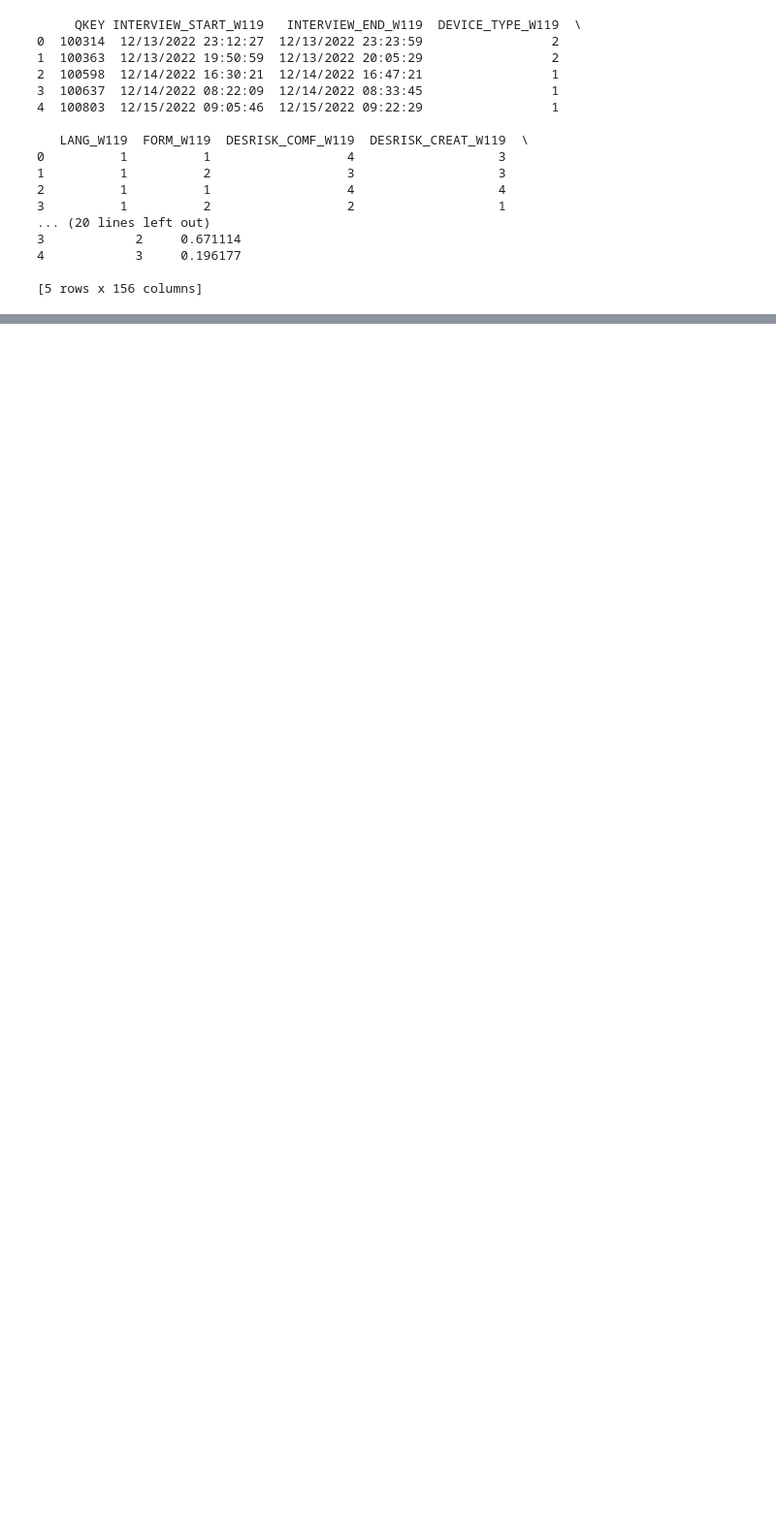
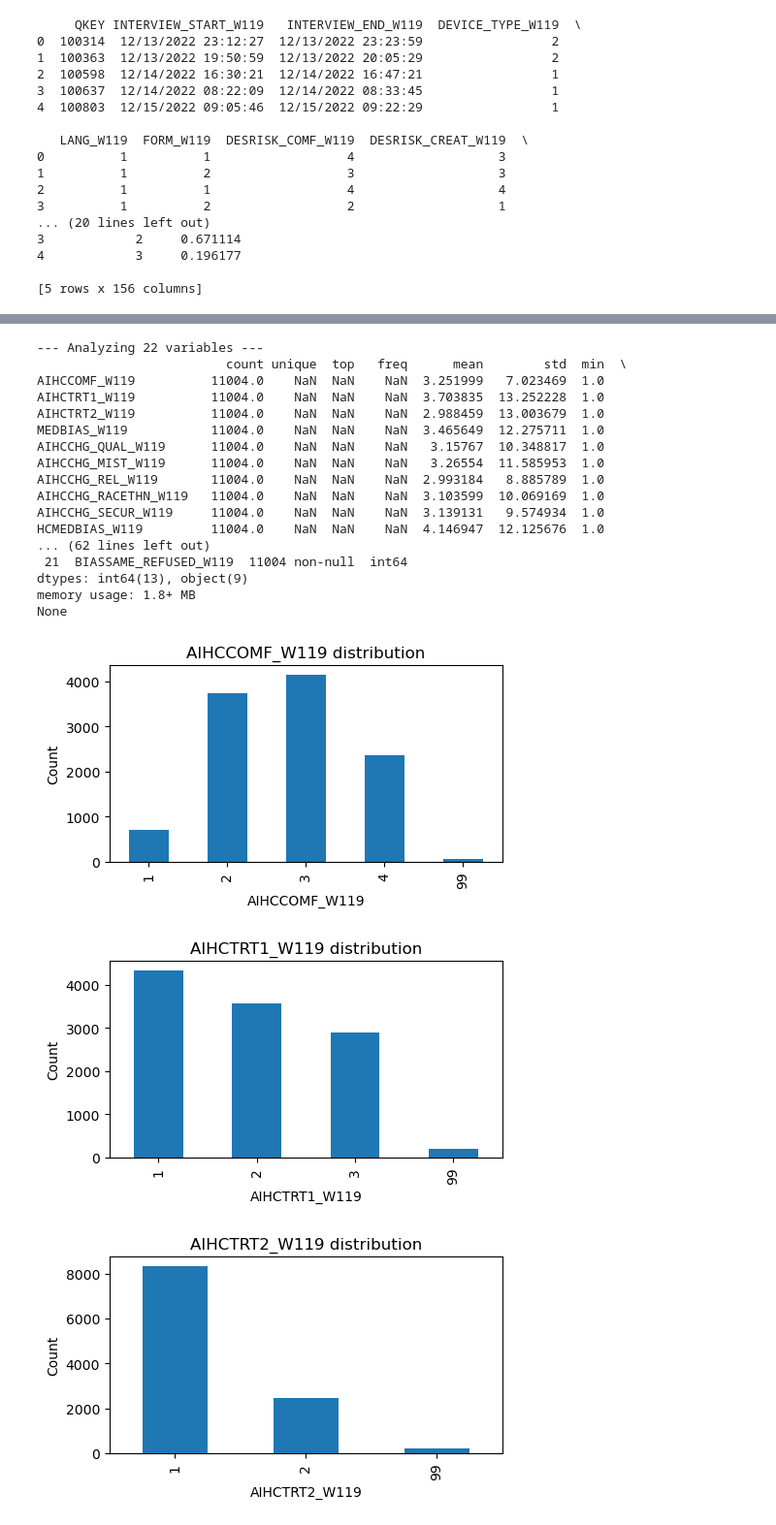
Before and after one commit to 57662584/MMAI5000_group_14_project, a Jupyter notebook: 5000 group project.ipynb, the cells around one changed output, grey strips where cells are left out. Shown at 97% size. Drawn from its saved outputs; the diff is of its cells as text; code cells hidden in the pictures; blank space fills up the shorter version.

```diff
--- a/5000 group project.ipynb
+++ b/5000 group project.ipynb
@@ -253,0 +391,23 @@ KeyError: "None of [Index(['TWITTER1_MOD', 'TWITTER2', 'TWITTER3'], dtype='objec
+# %%
+hist_subject(df, healthcare_ai_vars)
+# %% [output]
+--- Analyzing 22 variables ---
+                         count unique  top   freq      mean        std  min  \
+AIHCCOMF_W119          11004.0    NaN  NaN    NaN  3.251999   7.023469  1.0
+AIHCTRT1_W119          11004.0    NaN  NaN    NaN  3.703835  13.252228  1.0
+AIHCTRT2_W119          11004.0    NaN  NaN    NaN  2.988459  13.003679  1.0
+MEDBIAS_W119           11004.0    NaN  NaN    NaN  3.465649  12.275711  1.0
+AIHCCHG_QUAL_W119      11004.0    NaN  NaN    NaN   3.15767  10.348817  1.0
+AIHCCHG_MIST_W119      11004.0    NaN  NaN    NaN   3.26554  11.585953  1.0
+AIHCCHG_REL_W119       11004.0    NaN  NaN    NaN  2.993184   8.885789  1.0
+AIHCCHG_RACETHN_W119   11004.0    NaN  NaN    NaN  3.103599  10.069169  1.0
+AIHCCHG_SECUR_W119     11004.0    NaN  NaN    NaN  3.139131   9.574934  1.0
+HCMEDBIAS_W119         11004.0    NaN  NaN    NaN  4.146947  12.125676  1.0
+... (62 lines left out)
+ 21  BIASSAME_REFUSED_W119  11004 non-null  int64
+dtypes: int64(13), object(9)
+memory usage: 1.8+ MB
+None
+[figure, added]
+[figure, added]
+[figure, added]
```
Also changed, not shown: parts of 16 cells of this notebook.
